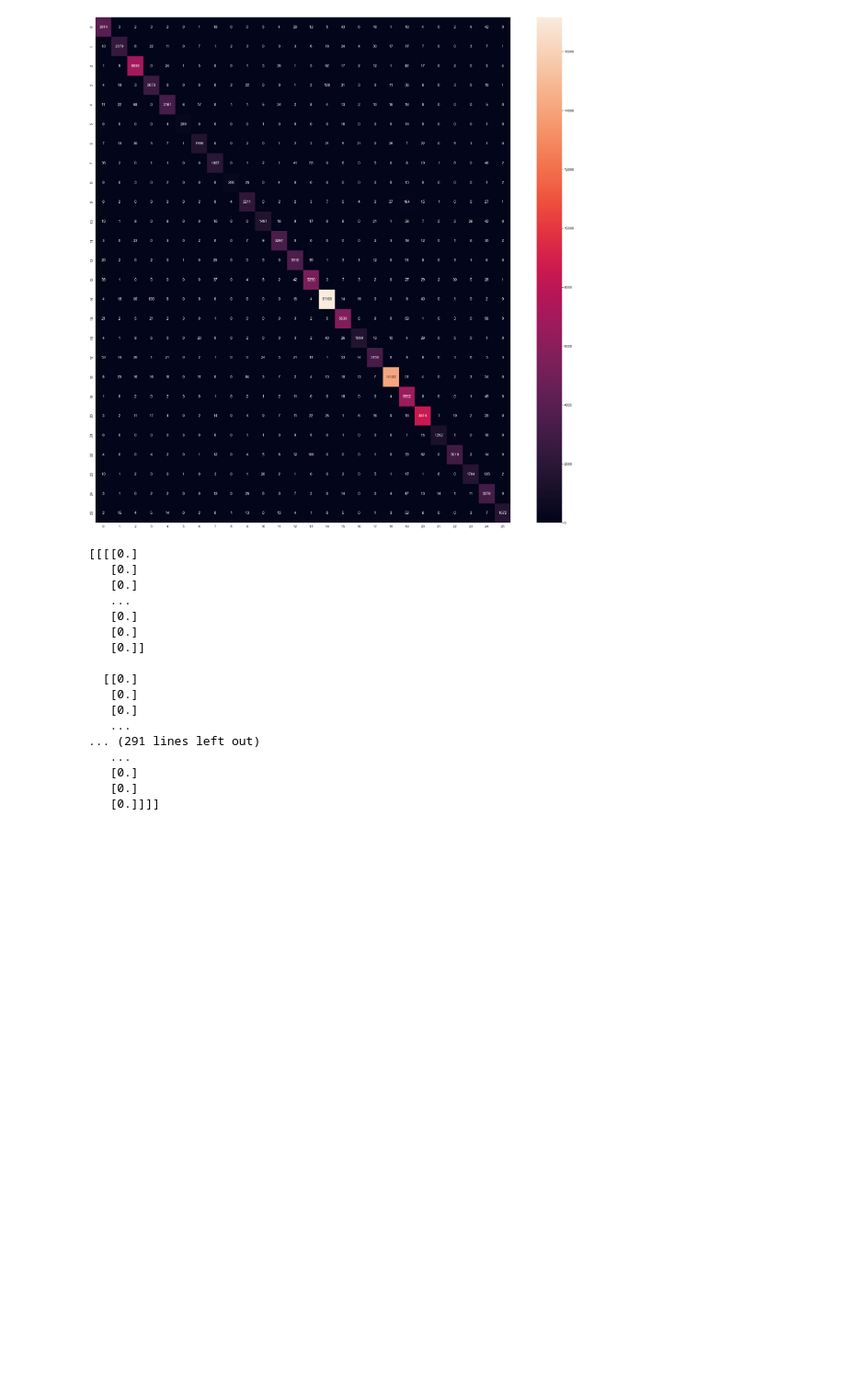
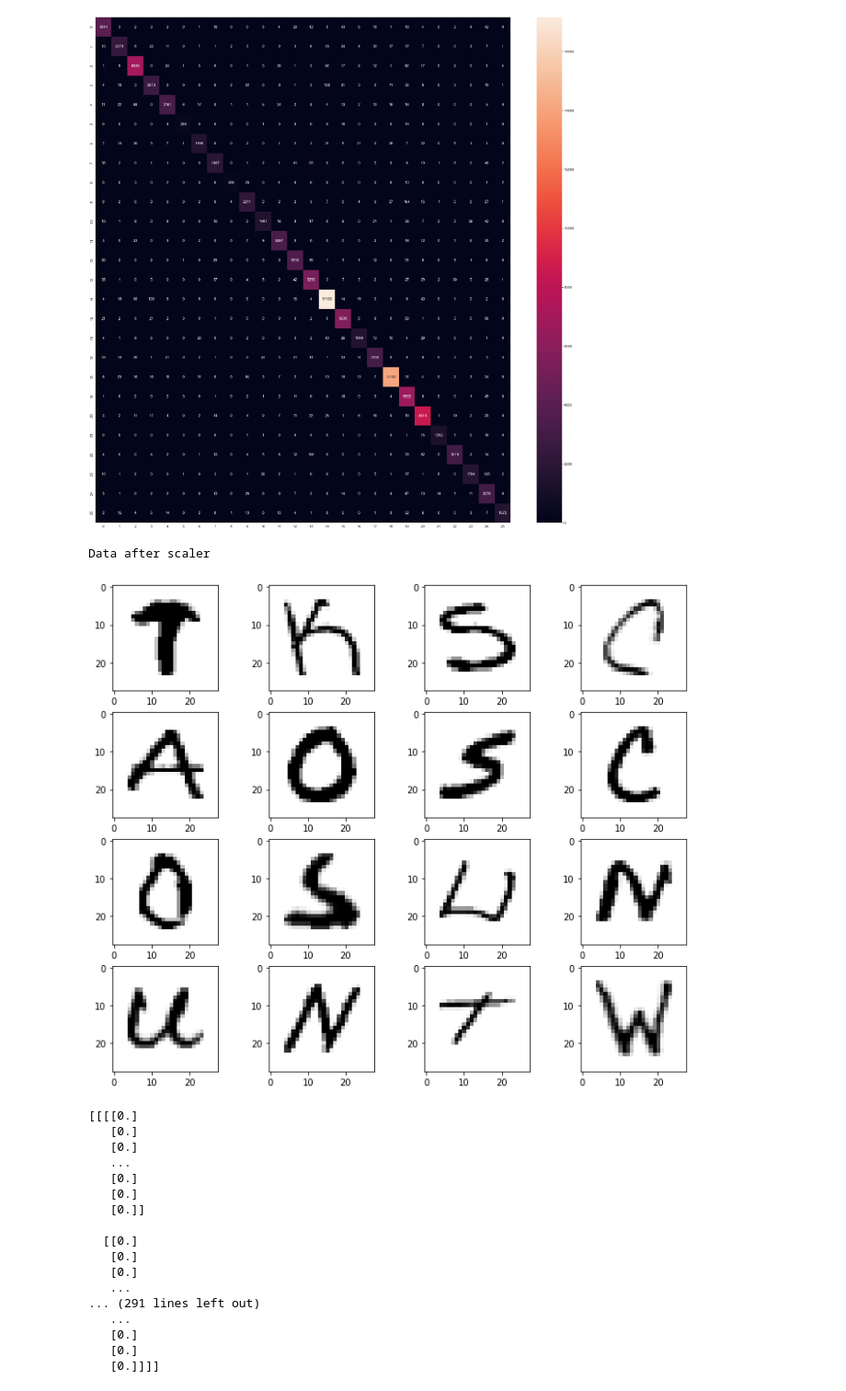
Before and after one commit to Bandabou/CNN-letter-classification, a Jupyter notebook: ML-Back-End/CNN.ipynb, the cells around one changed output. Shown: that part at 92% size. Saved outputs shown, nothing was run; the diff lists cells and outputs as text; code cells hidden in the pictures; blank space fills up the shorter version.

```diff
--- a/ML-Back-End/CNN.ipynb
+++ b/ML-Back-End/CNN.ipynb
@@ -339,16 +346,19 @@ plt.show()
 # %% [output]
 [figure]
 # %%
-# print("Data after scaler")
-# X_shuffle = shuffle(X_train)
+print("Data after scaler")
+X_shuffle = shuffle(X_train)
 
-# plt.figure(figsize = (12,10))
-# row, colums = 4, 4
-# for i in range(16):
-#     plt.subplot(colums, row, i+1)
-#     plt.imshow(X_shuffle[i].reshape(28,28),interpolation='nearest', cmap='Greys')
-# plt.show()
+plt.figure(figsize = (12,10))
+row, colums = 4, 4
+for i in range(16):
+    plt.subplot(colums, row, i+1)
+    plt.imshow(X_shuffle[i].reshape(28,28),interpolation='nearest', cmap='Greys')
+plt.show()
 #Looks much more fitted to the screen.
+# %% [output]
+Data after scaler
+[figure, added]
 # %%
 #Reshaping the data to the required input shape of the CCN, 28 X 28 X 1
 
```
Also changed, not shown: parts of 8 cells of this notebook.
